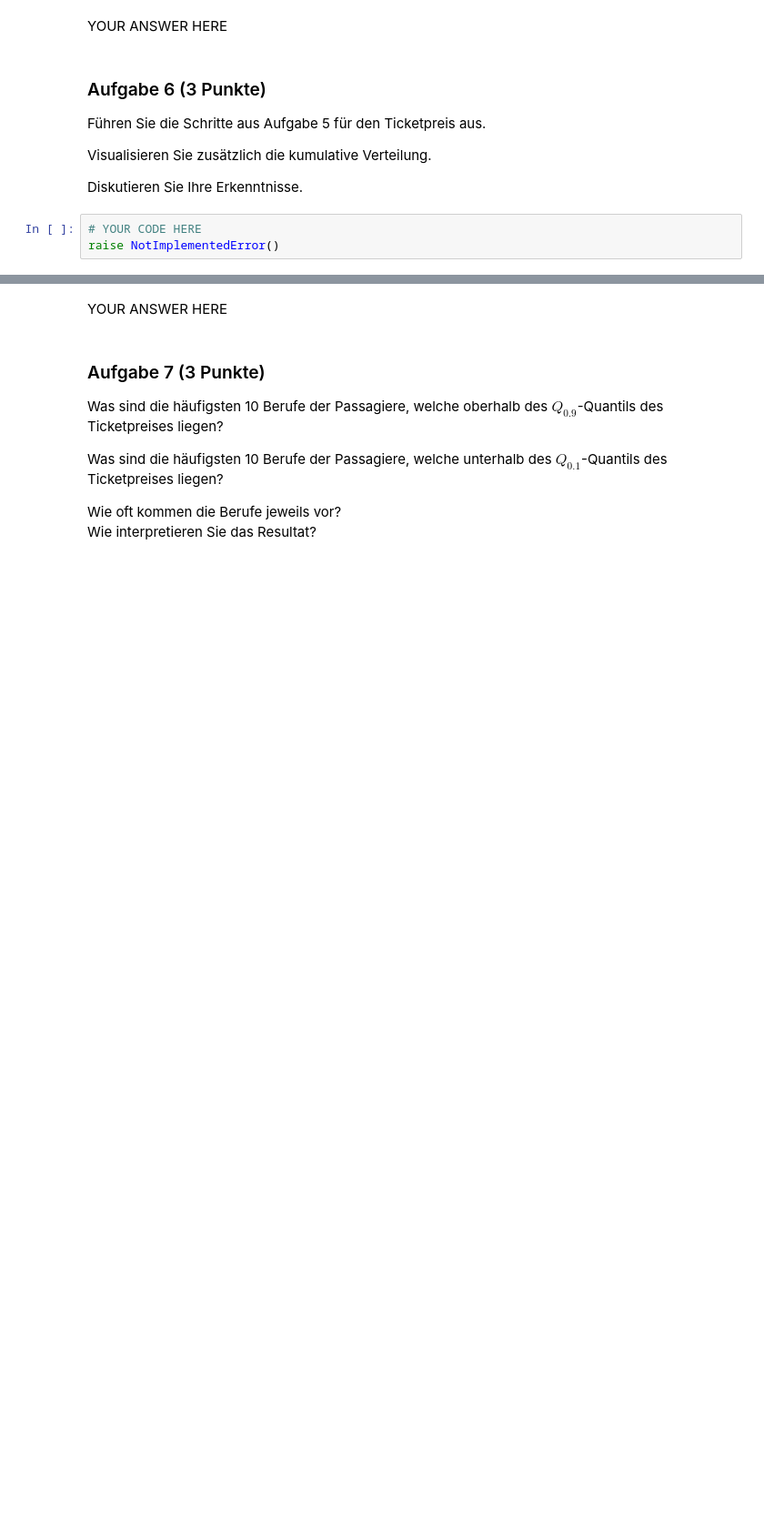
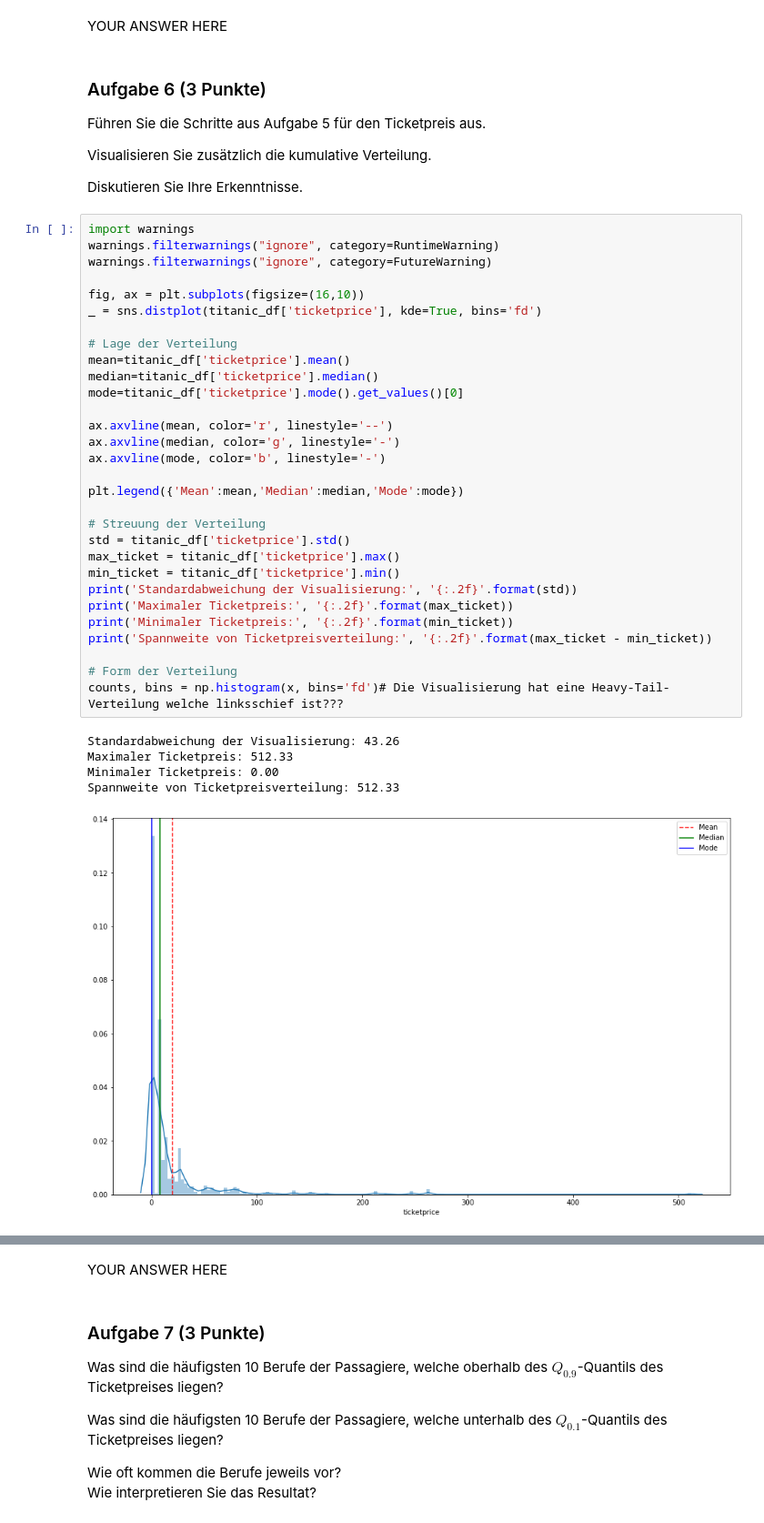
Before and after one commit to JuliaLauraMueller/dsp_hs2019, a Jupyter notebook: assignments/assignment11/exercise11.ipynb, the cells around one changed output, grey strips where cells are left out. Shown at 91% size. Saved outputs shown, nothing was run; the diff lists cells and outputs as text; blank space fills up the shorter version.

```diff
--- a/assignments/assignment11/exercise11.ipynb
+++ b/assignments/assignment11/exercise11.ipynb
@@ -409,6 +376,39 @@ Führen Sie die Schritte aus Aufgabe 5 für den Ticketpreis aus.
 Visualisieren Sie zusätzlich die kumulative Verteilung.
 
 Diskutieren Sie Ihre Erkenntnisse.
-# %%
-# YOUR CODE HERE
-raise NotImplementedError()
+# %%
+import warnings
+warnings.filterwarnings("ignore", category=RuntimeWarning)
+warnings.filterwarnings("ignore", category=FutureWarning)
+
+fig, ax = plt.subplots(figsize=(16,10))
+_ = sns.distplot(titanic_df['ticketprice'], kde=True, bins='fd')
+
+# Lage der Verteilung
+mean=titanic_df['ticketprice'].mean()
+median=titanic_df['ticketprice'].median()
+mode=titanic_df['ticketprice'].mode().get_values()[0]
+
+ax.axvline(mean, color='r', linestyle='--')
+ax.axvline(median, color='g', linestyle='-')
+ax.axvline(mode, color='b', linestyle='-')
+
+plt.legend({'Mean':mean,'Median':median,'Mode':mode})
+
+# Streuung der Verteilung
+std = titanic_df['ticketprice'].std()
+max_ticket = titanic_df['ticketprice'].max()
+min_ticket = titanic_df['ticketprice'].min()
+print('Standardabweichung der Visualisierung:', '{:.2f}'.format(std))
+print('Maximaler Ticketpreis:', '{:.2f}'.format(max_ticket))
+print('Minimaler Ticketpreis:', '{:.2f}'.format(min_ticket))
+print('Spannweite von Ticketpreisverteilung:', '{:.2f}'.format(max_ticket - min_ticket))
+
+# Form der Verteilung
+counts, bins = np.histogram(x, bins='fd')# Die Visualisierung hat eine Heavy-Tail-Verteilung welche linksschief ist???
+# %% [output]
+Standardabweichung der Visualisierung: 43.26
+Maximaler Ticketpreis: 512.33
+Minimaler Ticketpreis: 0.00
+Spannweite von Ticketpreisverteilung: 512.33
+[figure, added]
```
Also changed, not shown: parts of 13 cells of this notebook, 1 other file.
